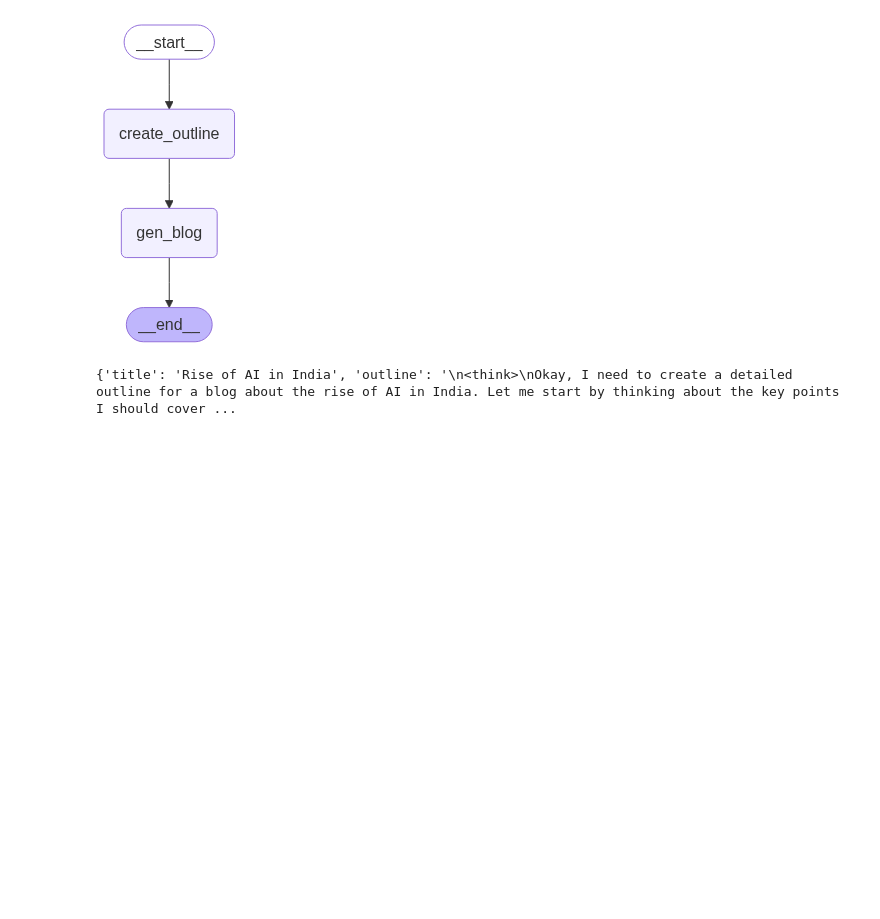
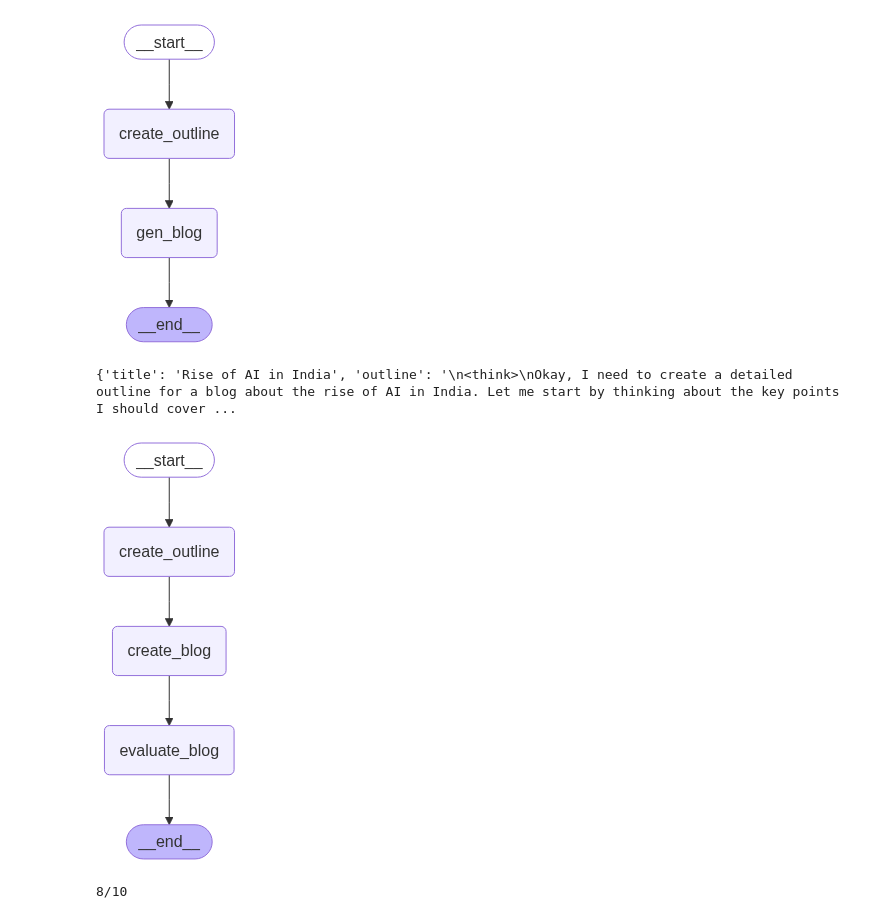
Before and after one commit to gauravbosamiya/Langgraph, a Jupyter notebook: 3_prompt_chaining.ipynb, the cells around one changed output. Drawn from its saved outputs; the diff is of its cells as text; code cells hidden in the pictures; blank space fills up the shorter version.

Commit message:
parallel worflow code added

```diff
--- a/3_prompt_chaining.ipynb
+++ b/3_prompt_chaining.ipynb
@@ -61,0 +67,9 @@ print(final_state)
+# %%
+load_dotenv()
+model = ChatGroq(model="meta-llama/llama-4-scout-17b-16e-instruct")
+# %%
+class BlogState(TypedDict):
+    title: str
+    outline:str
+    content:str
+    score: str
@@ -61,0 +111,25 @@ print(final_state)
+# %%
+graph = StateGraph(BlogState)
+graph.add_node("create_outline",create_outline)
+graph.add_node("create_blog",create_blog)
+graph.add_node("evaluate_blog",evaluate_blog)
+
+graph.add_edge(START, "create_outline")
+graph.add_edge("create_outline","create_blog")
+graph.add_edge("create_blog","evaluate_blog")
+graph.add_edge("evaluate_blog", END)
+
+worflow = graph.compile()
+worflow
+# %% [output]
+[figure, added]
+# %%
+intial_state = {'title':'Best Mutual Fund in 2025'}
+
+final_state = worflow.invoke(intial_state)
+# print(final_state["title"])
+# print(final_state["outline"])
+# print(final_state["content"])
+print(final_state["score"])
+# %% [output]
+8/10
```
Also changed, not shown: parts of 4 cells of this notebook, 1 other file.
